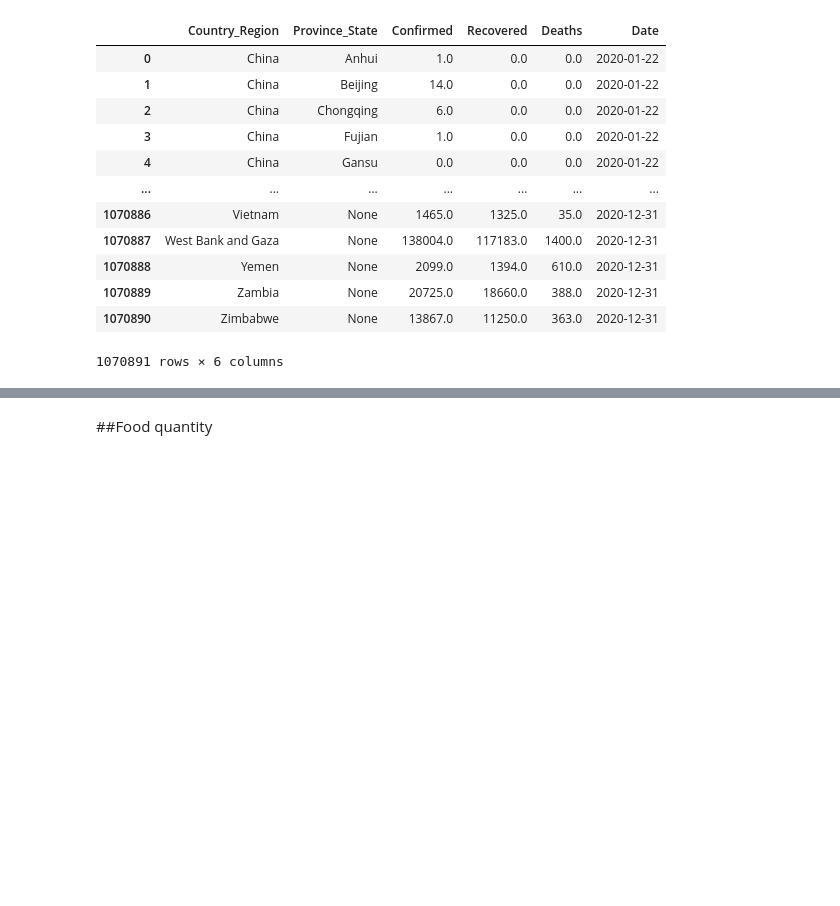
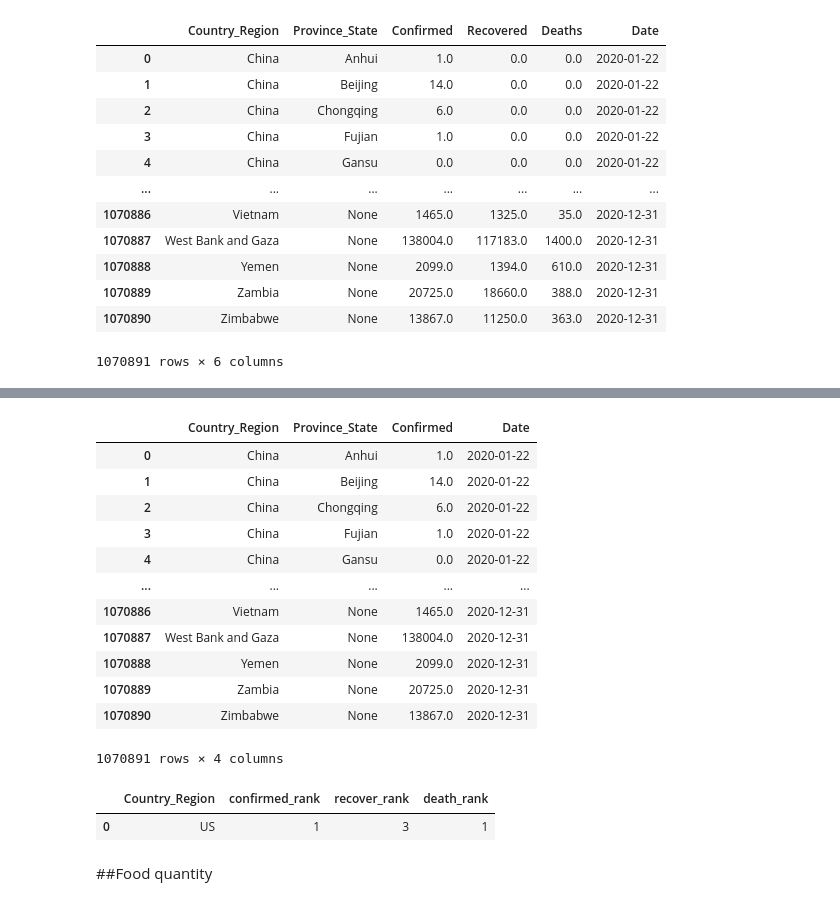
Before and after one commit to bazuevad/Covid19-App, a Jupyter notebook: CIS550_Project.ipynb, the cells around one changed output, grey strips where cells are left out. Cells and saved outputs as stored; diff of their text form; code cells hidden in the pictures; blank space fills up the shorter version.

```diff
--- a/CIS550_Project.ipynb
+++ b/CIS550_Project.ipynb
@@ -90,3 +120,78 @@ map_df
+# %%
+confirm_case
+# %% [output]
+|  | Country_Region | Province_State | Confirmed | Date |
+| 0 | China | Anhui | 1.0 | 2020-01-22 |
+| 1 | China | Beijing | 14.0 | 2020-01-22 |
+| 2 | China | Chongqing | 6.0 | 2020-01-22 |
+| 3 | China | Fujian | 1.0 | 2020-01-22 |
+| 4 | China | Gansu | 0.0 | 2020-01-22 |
+| ... | ... | ... | ... | ... |
+| 1070886 | Vietnam | None | 1465.0 | 2020-12-31 |
+| 1070887 | West Bank and Gaza | None | 138004.0 | 2020-12-31 |
+| 1070888 | Yemen | None | 2099.0 | 2020-12-31 |
+| 1070889 | Zambia | None | 20725.0 | 2020-12-31 |
+| 1070890 | Zimbabwe | None | 13867.0 | 2020-12-31 |
+1070891 rows × 4 columns
+# %%
+#Given the rank of confirmed,death recovered for each country based on the number
+query = '''
+With temp1 as (
+Select Country_Region, sum(Recovered) as Recovered, 1 as rank
+from recover_case
+group by Country_Region
+order by Recovered desc),
+
+temp_recover_rank as(
+select b.Country_Region,sum(a.rank) as recover_rank
+from temp1 a,temp1 b
+where a.Recovered>=b.Recovered
+group by b.Country_Region
+order by recover_rank asc),
+
+temp2 as (
+Select Country_Region, sum(Deaths) as Deaths, 1 as death_rank
+from deaths_case
+group by Country_Region
+order by Deaths desc),
+
+temp_death_rank as(
+select d.Country_Region,sum(c.death_rank) as death_rank
+from temp2 c,temp2 d
+where c.Deaths>=d.Deaths
+group by d.Country_Region
+order by death_rank asc),
+
+
+temp3 as(
+Select Country_Region, sum(Confirmed) as Confirmed, 1 as confirmed_rank
+from confirm_case
+group by Country_Region
+order by Confirmed desc),
+
+temp_confirmed_rank as(
+select f.Country_Region,sum(e.confirmed_rank) as confirmed_rank
+from temp3 e,temp3 f
+where e.Confirmed>=f.Confirmed
+group by f.Country_Region
+order by confirmed_rank asc),
+
+final_temp as (
+select * from temp_confirmed_rank
+join temp_recover_rank using(Country_Region)
+join temp_death_rank using(Country_Region))
+
+select *
+from final_temp
+where Country_Region = 'US';
+
+'''
+
+
+ps.sqldf(query)
+# %% [output]
+|  | Country_Region | confirmed_rank | recover_rank | death_rank |
+| 0 | US | 1 | 3 | 1 |
 # %% [markdown]
 ##Food quantity
 # %%
```
Also changed, not shown: parts of 6 cells of this notebook.
